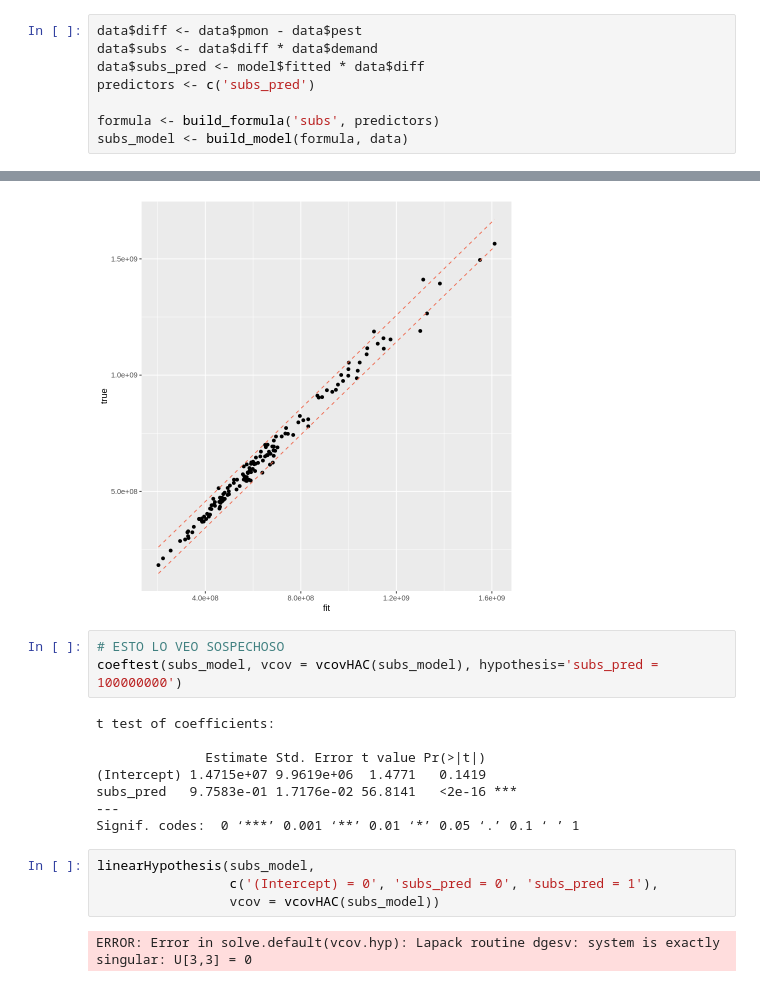
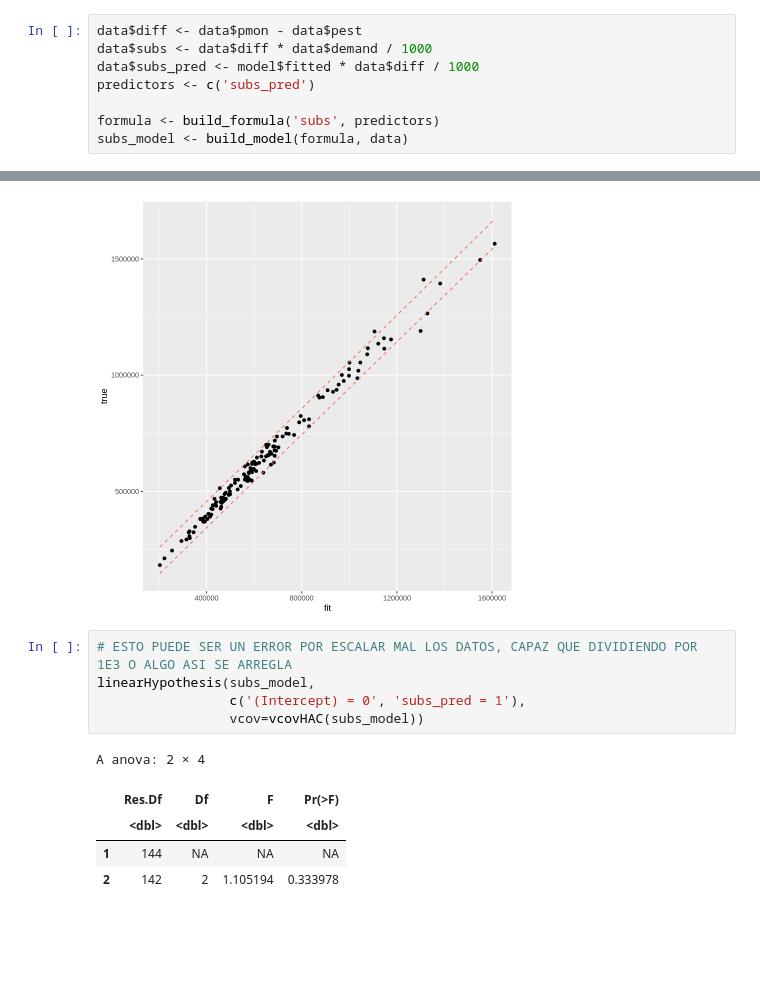
Before and after one commit to jpoletti/elec-demand-arg, a Jupyter notebook: ESP.ipynb, the cells around one changed output, grey strips where cells are left out. Drawn from its saved outputs; the diff is of its cells as text; blank space fills up the shorter version.

```diff
--- a/ESP.ipynb
+++ b/ESP.ipynb
@@ -566,8 +549,8 @@ pred_intervals('demand', model, predictors, data)
 ## Testing the subsidies with TSLS
 # %%
 data$diff <- data$pmon - data$pest
-data$subs <- data$diff * data$demand
-data$subs_pred <- model$fitted * data$diff
+data$subs <- data$diff * data$demand / 1000
+data$subs_pred <- model$fitted * data$diff / 1000
 predictors <- c('subs_pred')
 
 formula <- build_formula('subs', predictors)
@@ -630,20 +613,14 @@ Signif. codes:  0 ‘***’ 0.001 ‘**’ 0.01 ‘*’ 0.05 ‘.’ 0.1 ‘ ’
 pred_intervals('subs', subs_model, predictors, data)
 # %% [output]
 [figure]
-# %%
-# ESTO LO VEO SOSPECHOSO
-coeftest(subs_model, vcov = vcovHAC(subs_model), hypothesis='subs_pred = 100000000')
-# %% [output]
-t test of coefficients:
-
-              Estimate Std. Error t value Pr(>|t|)
-(Intercept) 1.4715e+07 9.9619e+06  1.4771   0.1419
-subs_pred   9.7583e-01 1.7176e-02 56.8141   <2e-16 ***
----
-Signif. codes:  0 ‘***’ 0.001 ‘**’ 0.01 ‘*’ 0.05 ‘.’ 0.1 ‘ ’ 1
-# %%
-linearHypothesis(subs_model,
-                 c('(Intercept) = 0', 'subs_pred = 0', 'subs_pred = 1'),
-                 vcov = vcovHAC(subs_model))
-# %% [output]
-ERROR: Error in solve.default(vcov.hyp): Lapack routine dgesv: system is exactly singular: U[3,3] = 0
+# %%
+# ESTO PUEDE SER UN ERROR POR ESCALAR MAL LOS DATOS, CAPAZ QUE DIVIDIENDO POR 1E3 O ALGO ASI SE ARREGLA
+linearHypothesis(subs_model,
+                 c('(Intercept) = 0', 'subs_pred = 1'),
+                 vcov=vcovHAC(subs_model))
+# %% [output]
+A anova: 2 × 4
+|  | Res.Df | Df | F | Pr(>F) |
+|  | <dbl> | <dbl> | <dbl> | <dbl> |
+| 1 | 144 | NA | NA | NA |
+| 2 | 142 | 2 | 1.105194 | 0.333978 |
```
Also changed, not shown: parts of 9 cells of this notebook.
